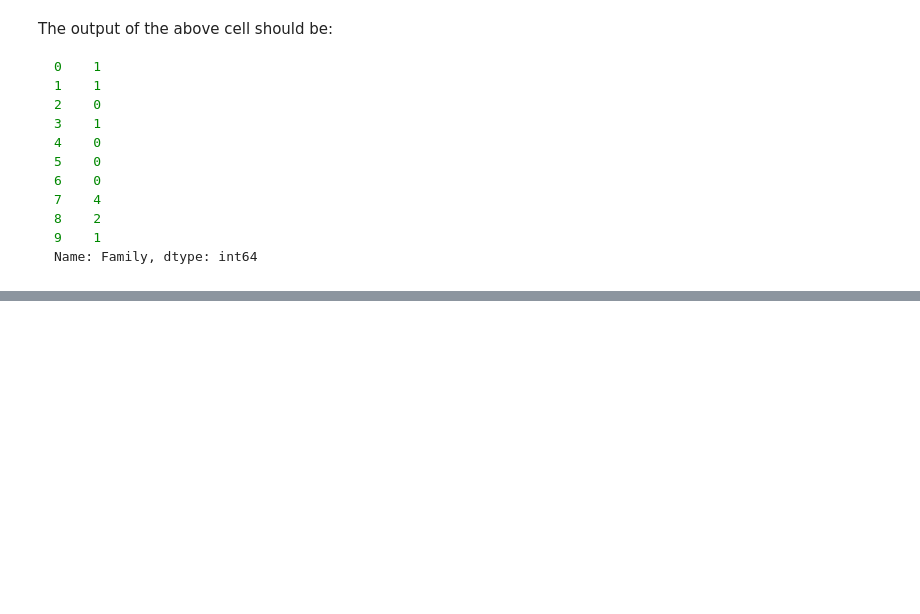
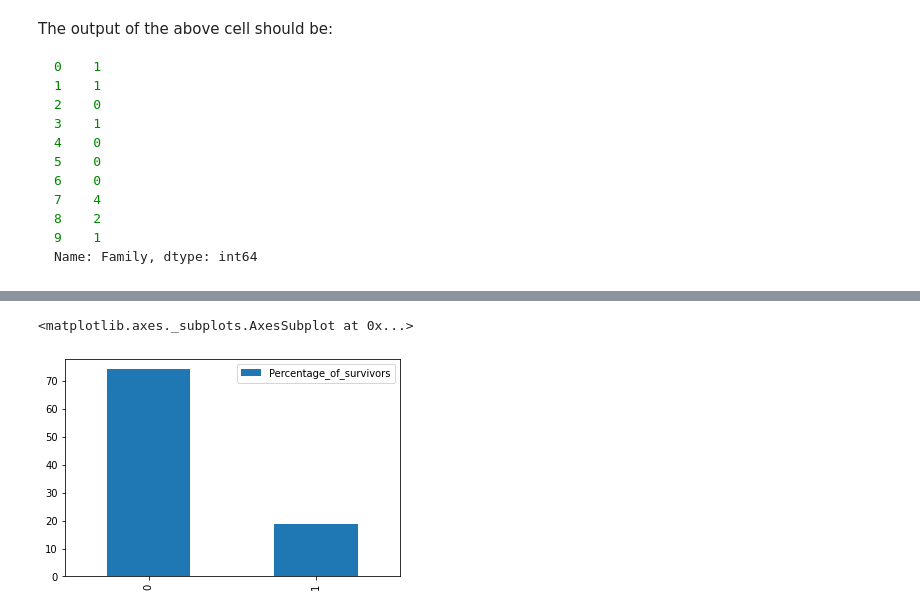
Before and after one commit to julsanchezsa/AlgorithmsUN2022II, a Jupyter notebook: Quiz2/julsanchezsa_Quiz_2.ipynb, the cells around one changed output, grey strips where cells are left out. Cells and saved outputs as stored; diff of their text form; code cells hidden in the pictures; blank space fills up the shorter version.

```diff
--- a/Quiz2/julsanchezsa_Quiz_2.ipynb
+++ b/Quiz2/julsanchezsa_Quiz_2.ipynb
@@ -698,0 +772,21 @@ Modififying quizzes from
+# %%
+##the majority of the female survived
+sex= titanic[['Survived','Sex']]
+total_sex = sex.groupby('Sex').count()
+total_sex.rename(columns = {'Survived':'Total_passengers'}, inplace = True)
+
+sexsurvived = sex[sex.Survived == 1]
+sexcount = sexsurvived.groupby('Sex').count()
+sexcount
+
+sexcount = pd.concat([sexcount,total_sex.Total_passengers], axis = 1)
+sexcount
+listapercentag = []
+for sex, numbers in sexcount.iterrows():
+  percentage = (numbers.Survived*100)/numbers.Total_passengers
+  listapercentag.append(percentage)
+tempdf = pd.DataFrame({"Percentage_of_survivors":listapercentag})
+tempdf.plot(kind = 'bar')
+# %% [output]
+<matplotlib.axes._subplots.AxesSubplot at 0x...>
+[figure, added]
```
Also changed, not shown: parts of 14 cells of this notebook.
